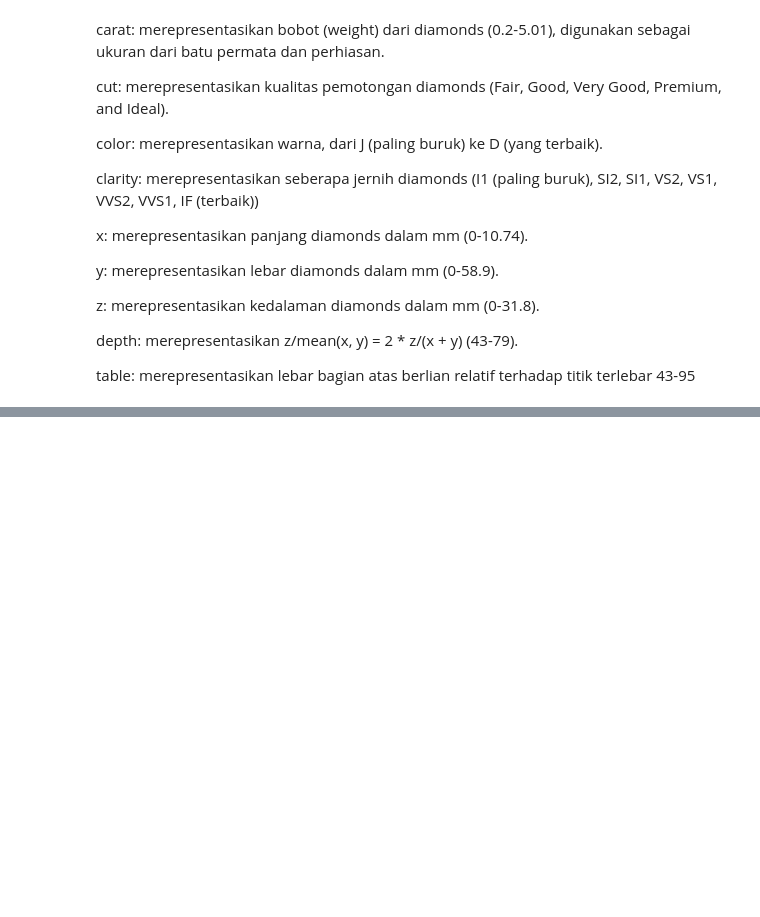
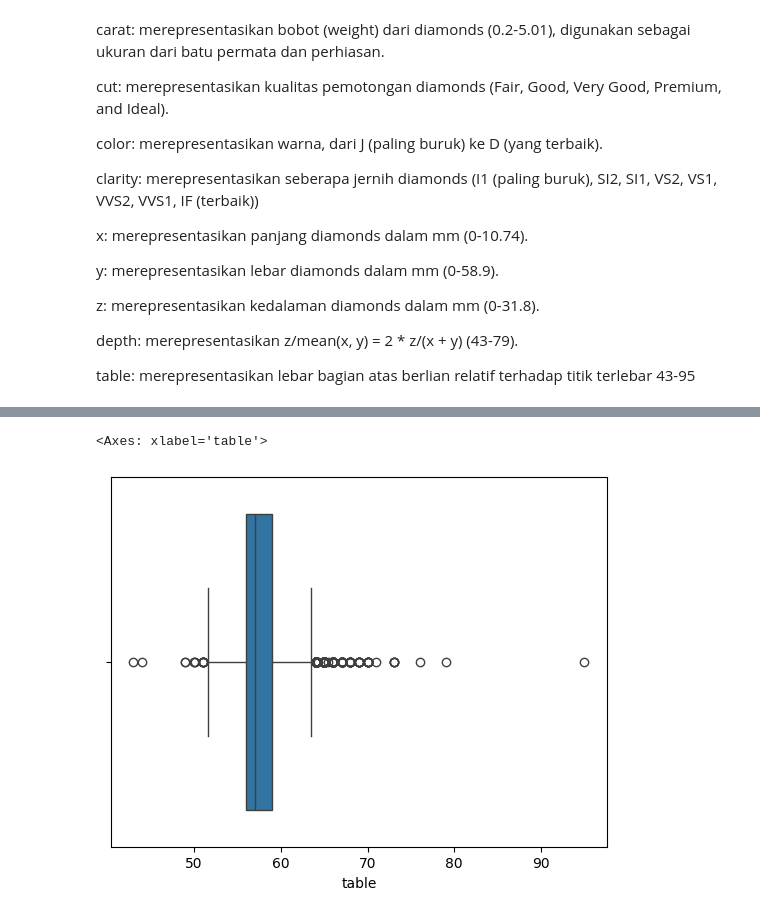
Before and after one commit to LouisVoterra/machinel-learning-terapan, a Jupyter notebook: Predictive Analysis/diamondPredictionAnalysis.ipynb, the cells around one changed output, grey strips where cells are left out. Drawn from its saved outputs; the diff is of its cells as text; code cells hidden in the pictures; blank space fills up the shorter version.

```diff
--- a/Predictive Analysis/diamondPredictionAnalysis.ipynb
+++ b/Predictive Analysis/diamondPredictionAnalysis.ipynb
@@ -64,0 +152,5 @@ table: merepresentasikan lebar bagian atas berlian relatif terhadap titik terleb
+# %%
+sns.boxplot(x=diamonds['table'])
+# %% [output]
+<Axes: xlabel='table'>
+[figure, added]
```
Also changed, not shown: parts of 47 cells of this notebook.
